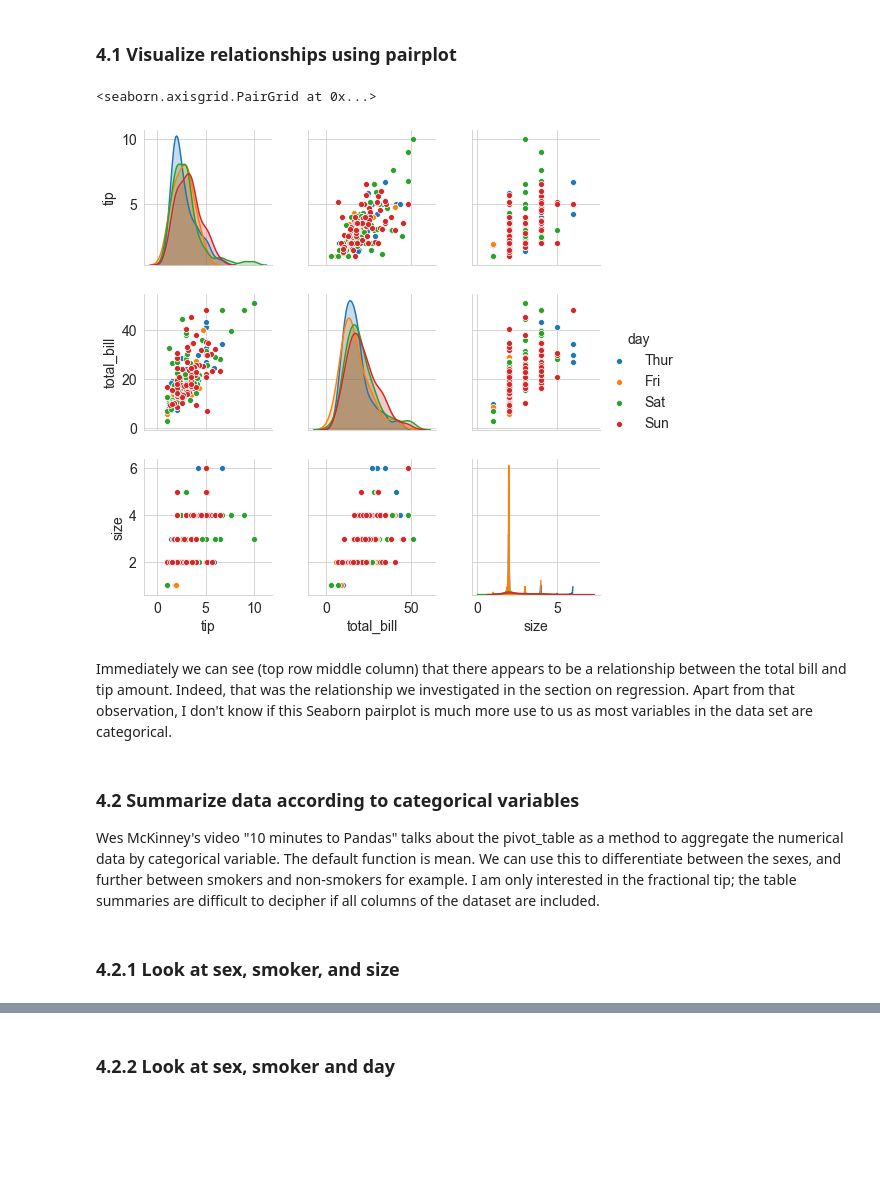
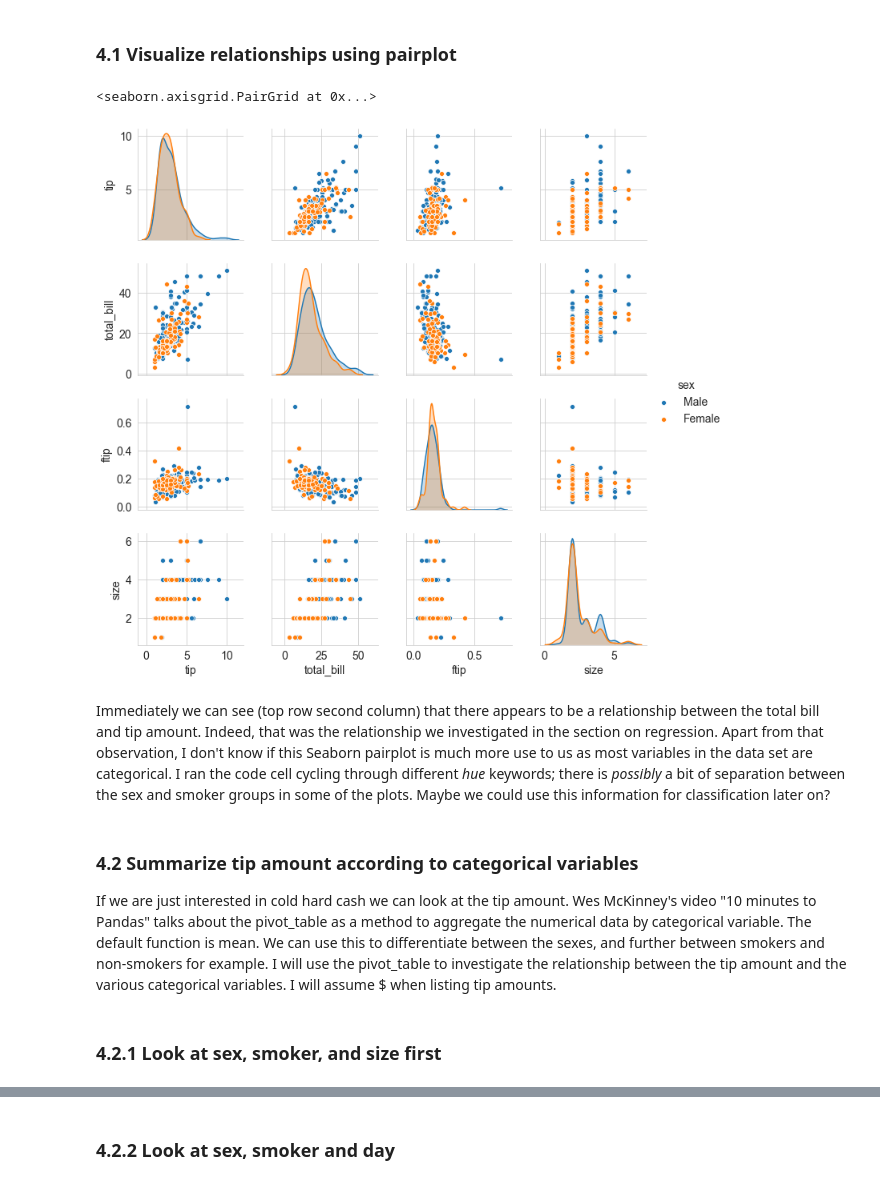
Before and after one commit to elizabethdaly/data-analysis-project, a Jupyter notebook: tips-data-analysis.ipynb, the cells around one changed output, grey strips where cells are left out. Saved outputs shown, nothing was run; the diff lists cells and outputs as text; code cells hidden in the pictures; blank space fills up the shorter version.

Commit message:
Tidy pt and start next section

```diff
--- a/tips-data-analysis.ipynb
+++ b/tips-data-analysis.ipynb
@@ -549,16 +549,16 @@ In the section on regression above, we investigated if the tip amount is related
 ### 4.1 Visualize relationships using pairplot
 # %%
 # I'll start with a pairplot to see if anything jumps out from the numeric variables.
-sns.pairplot(df, vars=["tip", "total_bill", "size"], hue='day')
+sns.pairplot(df, vars=["tip", "total_bill", "ftip", "size"], hue='sex')
 # %% [output]
 <seaborn.axisgrid.PairGrid at 0x...>
-[figure, old version]
+[figure, new version]
 # %% [markdown]
-Immediately we can see (top row middle column) that there appears to be a relationship between the total bill and tip amount. Indeed, that was the relationship we investigated in the section on regression. Apart from that observation, I don't know if this Seaborn pairplot is much more use to us as most variables in the data set are categorical.
+Immediately we can see (top row second column) that there appears to be a relationship between the total bill and tip amount. Indeed, that was the relationship we investigated in the section on regression. Apart from that observation, I don't know if this Seaborn pairplot is much more use to us as most variables in the data set are categorical. I ran the code cell cycling through different *hue* keywords; there is *possibly* a bit of separation between the sex and smoker groups in some of the plots. Maybe we could use this information for classification later on?
 # %% [markdown]
-### 4.2 Summarize data according to categorical variables
-Wes McKinney's video "10 minutes to Pandas" talks about the pivot_table as a method to aggregate the numerical data by categorical variable. The default function is mean. We can use this to differentiate between the sexes, and further between smokers and non-smokers for example. I am only interested in the fractional tip; the table summaries are difficult to decipher if all columns of the dataset are included.
+### 4.2 Summarize tip amount according to categorical variables
+If we are just interested in cold hard cash we can look at the tip amount. Wes McKinney's video "10 minutes to Pandas" talks about the pivot_table as a method to aggregate the numerical data by categorical variable. The default function is mean. We can use this to differentiate between the sexes, and further between smokers and non-smokers for example. I will use the pivot_table to investigate the relationship between the tip amount and the various categorical variables. I will assume $ when listing tip amounts.
 # %% [markdown]
-### 4.2.1 Look at sex, smoker, and size
+### 4.2.1 Look at sex, smoker, and size first
 # %%
 # Summarize data using sex and smoker keys AND group by size.
```
Also changed, not shown: parts of 35 cells of this notebook.
